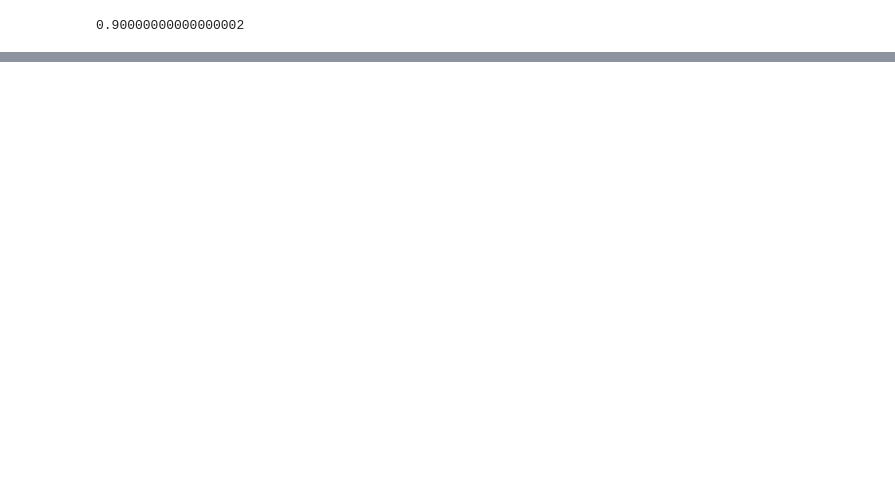
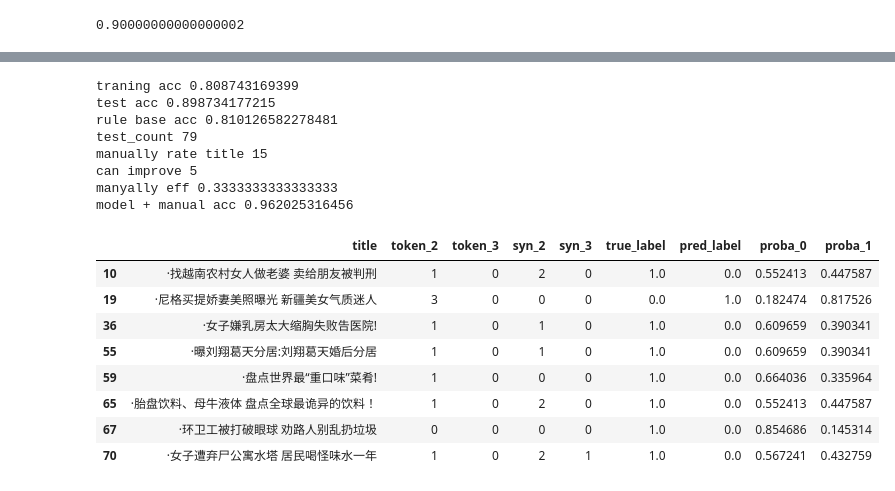
Before and after one commit to jonathanlxy/miaozhen_hackathon, a Jupyter notebook: Classifier/classifier.ipynb, the cells around one changed output, grey strips where cells are left out. Saved outputs shown, nothing was run; the diff lists cells and outputs as text; code cells hidden in the pictures; blank space fills up the shorter version.

```diff
--- a/Classifier/classifier.ipynb
+++ b/Classifier/classifier.ipynb
@@ -160,0 +224,20 @@ noobs_df_test[noobs_df_test['true_label'] != noobs_df_test['model_pred']]
+# %%
+model_perfermance(yewai_df, .3, lr, .3)
+# %% [output]
+traning acc 0.808743169399
+test acc 0.898734177215
+rule base acc 0.810126582278481
+test_count 79
+manually rate title 15
+can improve 5
+manyally eff 0.3333333333333333
+model + manual acc 0.962025316456
+|  | title | token_2 | token_3 | syn_2 | syn_3 | true_label | pred_label | proba_0 | proba_1 |
+| 10 | ·找越南农村女人做老婆 卖给朋友被判刑 | 1 | 0 | 2 | 0 | 1.0 | 0.0 | 0.552413 | 0.447587 |
+| 19 | ·尼格买提娇妻美照曝光 新疆美女气质迷人 | 3 | 0 | 0 | 0 | 0.0 | 1.0 | 0.182474 | 0.817526 |
+| 36 | ·女子嫌乳房太大缩胸失败告医院! | 1 | 0 | 1 | 0 | 1.0 | 0.0 | 0.609659 | 0.390341 |
+| 55 | ·曝刘翔葛天分居:刘翔葛天婚后分居 | 1 | 0 | 1 | 0 | 1.0 | 0.0 | 0.609659 | 0.390341 |
+| 59 | ·盘点世界最“重口味”菜肴! | 1 | 0 | 0 | 0 | 1.0 | 0.0 | 0.664036 | 0.335964 |
+| 65 | ·胎盘饮料、母牛液体 盘点全球最诡异的饮料！ | 1 | 0 | 2 | 0 | 1.0 | 0.0 | 0.552413 | 0.447587 |
+| 67 | ·环卫工被打破眼球 劝路人别乱扔垃圾 | 0 | 0 | 0 | 0 | 1.0 | 0.0 | 0.854686 | 0.145314 |
+| 70 | ·女子遭弃尸公寓水塔 居民喝怪味水一年 | 1 | 0 | 2 | 1 | 1.0 | 0.0 | 0.567241 | 0.432759 |
```
Also changed, not shown: parts of 26 cells of this notebook.
